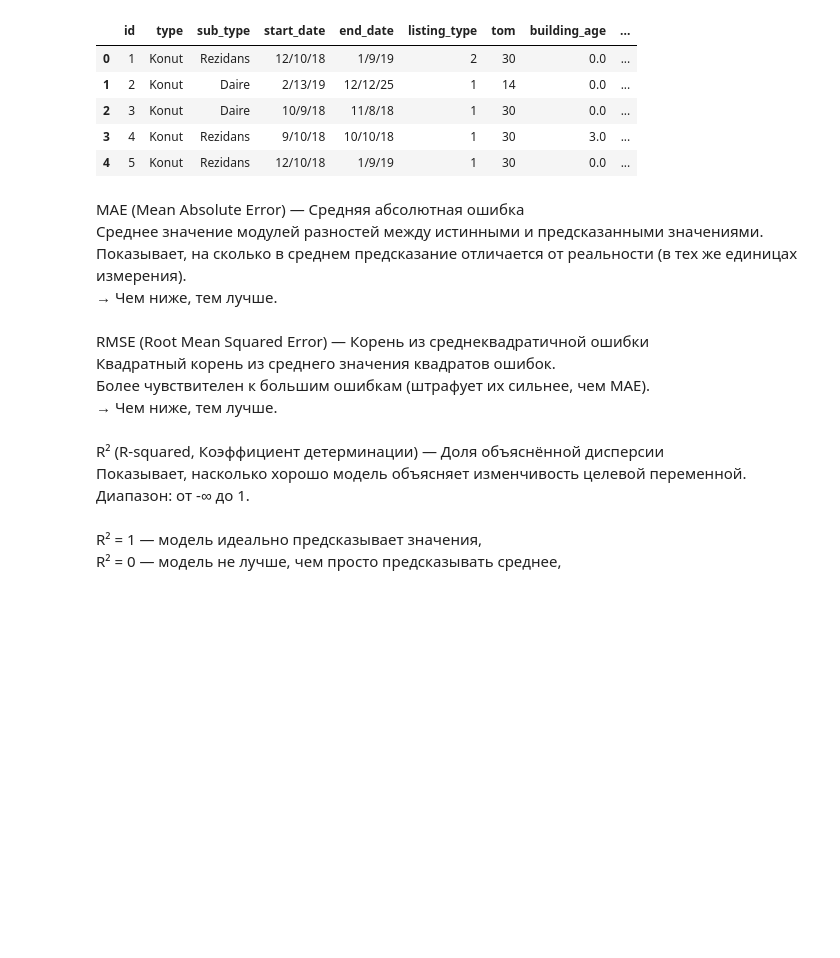
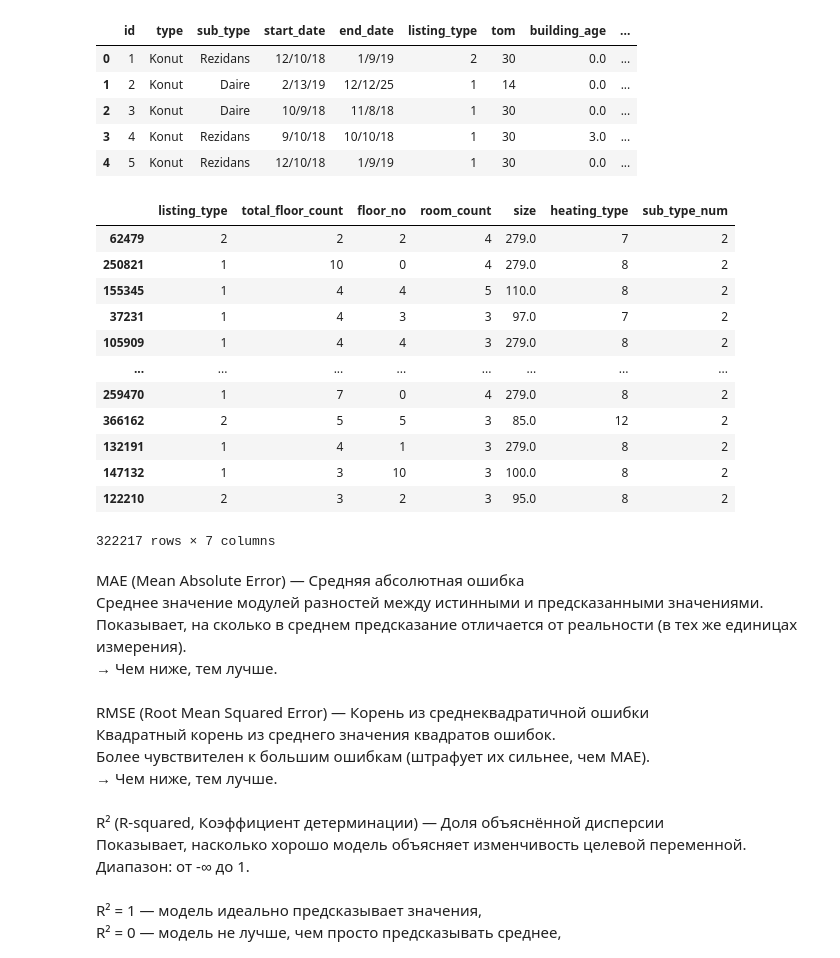
Before and after one commit to DesTheDeath/22P-2MAchine, a Jupyter notebook: 22p2/Group_project__1.ipynb, the cells around one changed output. Cells and saved outputs as stored; diff of their text form; code cells hidden in the pictures; blank space fills up the shorter version.

```diff
--- a/22p2/Group_project__1.ipynb
+++ b/22p2/Group_project__1.ipynb
@@ -382,10 +382,10 @@ df['sub_type_num'] = df['sub_type'].map(sub_type_num)
 # %%
 drop_cols = [
     'id', 'address', 'start_date', 'end_date', 'tom', 'building_age',
-    'type', 'price_currency', 'furnished', 'price_per_sqm', 'sub_type_num', 'sub_type'
+    'type', 'price_currency', 'furnished', 'price_per_sqm', 'sub_type', 'price'
 ]
 X = df.drop(columns=[col for col in drop_cols if col in df.columns])
-y = df['sub_type_num']
+y = df['price']
 
 cat_cols = X.select_dtypes(include=['object']).columns
 for col in cat_cols:
@@ -402,6 +402,22 @@ def evaluate_model(y_true, y_pred, name):
     rmse = np.sqrt(mean_squared_error(y_true, y_pred))
     r2 = r2_score(y_true, y_pred)
     print(f"{name}: MAE = {mae:.2f}, RMSE = {rmse:.2f}, R² = {r2:.4f}")
+# %%
+X_train
+# %% [output]
+|  | listing_type | total_floor_count | floor_no | room_count | size | heating_type | sub_type_num |
+| 62479 | 2 | 2 | 2 | 4 | 279.0 | 7 | 2 |
+| 250821 | 1 | 10 | 0 | 4 | 279.0 | 8 | 2 |
+| 155345 | 1 | 4 | 4 | 5 | 110.0 | 8 | 2 |
+| 37231 | 1 | 4 | 3 | 3 | 97.0 | 7 | 2 |
+| 105909 | 1 | 4 | 4 | 3 | 279.0 | 8 | 2 |
+| ... | ... | ... | ... | ... | ... | ... | ... |
+| 259470 | 1 | 7 | 0 | 4 | 279.0 | 8 | 2 |
+| 366162 | 2 | 5 | 5 | 3 | 85.0 | 12 | 2 |
+| 132191 | 1 | 4 | 1 | 3 | 279.0 | 8 | 2 |
+| 147132 | 1 | 3 | 10 | 3 | 100.0 | 8 | 2 |
+| 122210 | 2 | 3 | 2 | 3 | 95.0 | 8 | 2 |
+322217 rows × 7 columns
 # %% [markdown]
 MAE (Mean Absolute Error) — Средняя абсолютная ошибка \
 Среднее значение модулей разностей между истинными и предсказанными значениями. \
```
Also changed, not shown: parts of 5 cells of this notebook, 1 other file.
